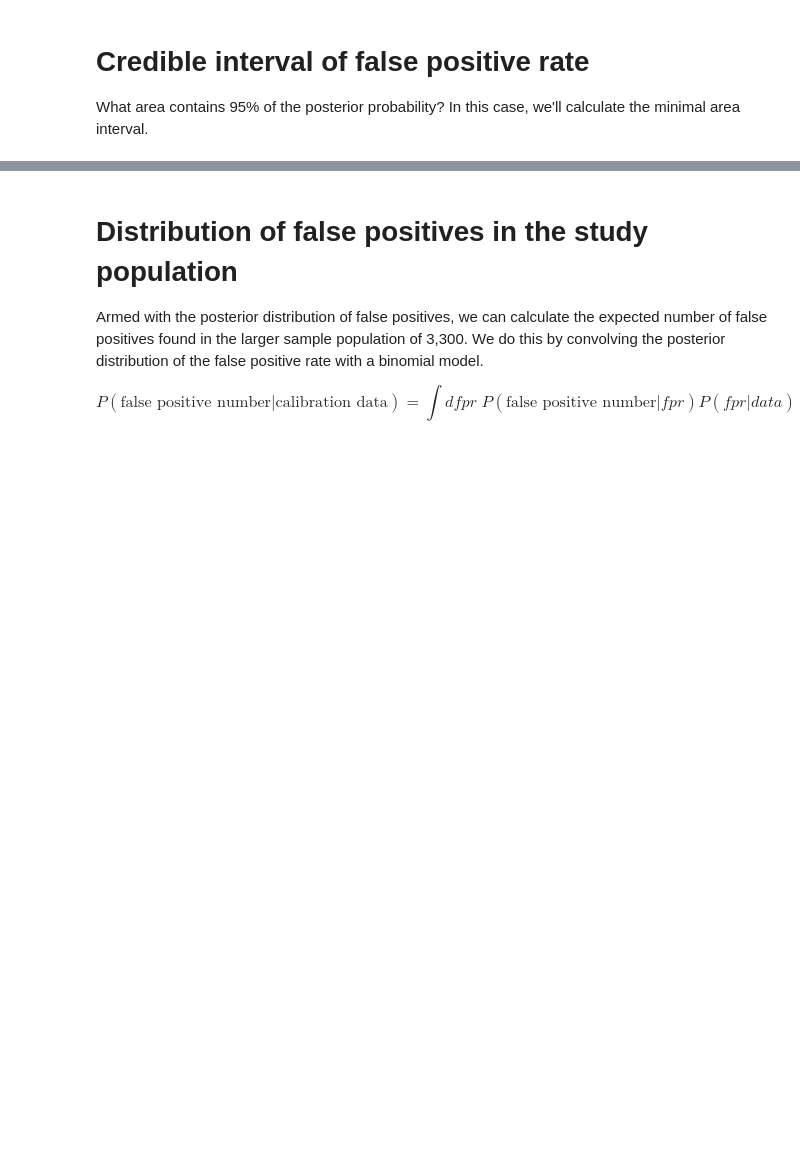
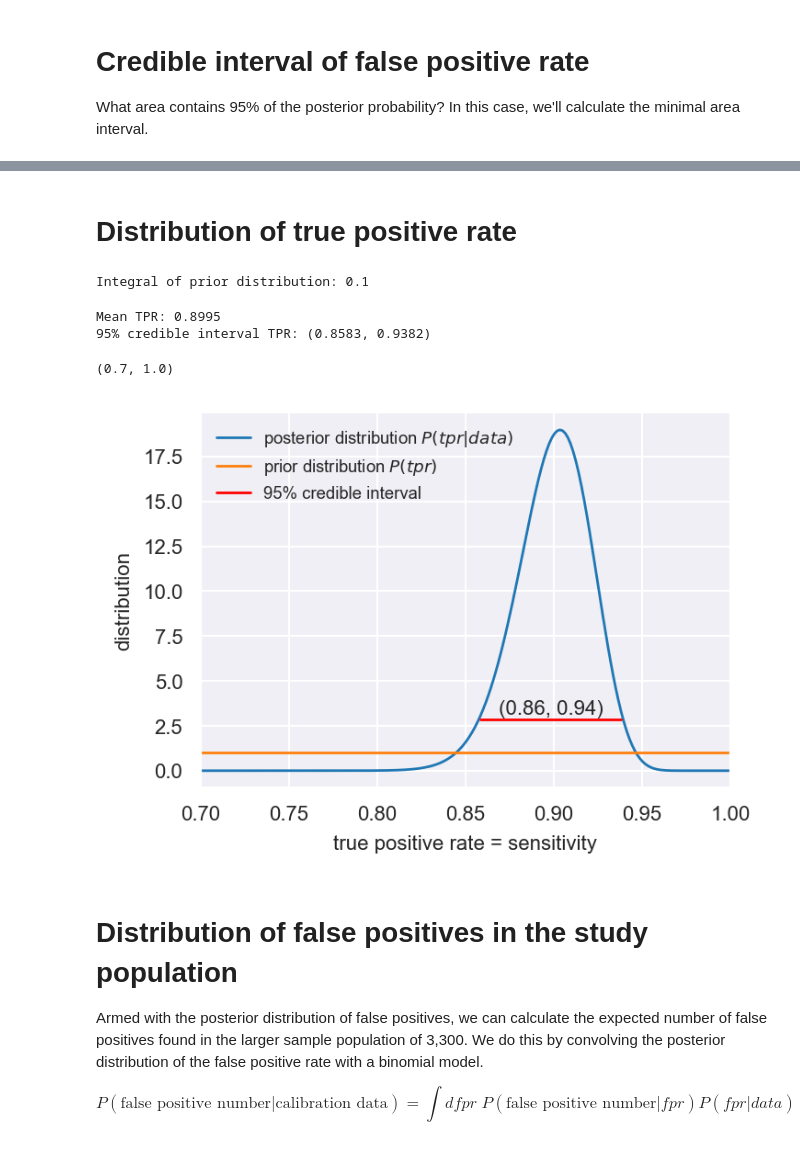
Before and after one commit to emarti/bendavid-seroprevalence-reanalysis, a Jupyter notebook: seroprevalence_expected_false_positives.ipynb, the cells around one changed output, grey strips where cells are left out. Saved outputs shown, nothing was run; the diff lists cells and outputs as text; code cells hidden in the pictures; blank space fills up the shorter version.

```diff
--- a/seroprevalence_expected_false_positives.ipynb
+++ b/seroprevalence_expected_false_positives.ipynb
@@ -115,8 +146,14 @@ Subsequently, 3300 indivduals were tested for the coronavirus, of which 50 teste
 # %%
 false_positives_negative_test = 2
 n_negative_test = 371 + 30
+
+true_positive_positive_test = 25 + 75 + 78
+n_positive_test = 37 + 75 + 85
+
 n_population = 3300
-n_positive_tests = 50
+n_population_positives = 50
+
 print("Most likely false positive rate: {:0.5f}".format(false_positives_negative_test/n_negative_test))
+print("Most likely true positive rate: {:0.5f}".format(true_positive_positive_test/n_positive_test))
 # %% [output]
 Most likely false positive rate: 0.00499
@@ -198,3 +221,49 @@ plt.xlim(0, 0.04)
+# %% [markdown]
+# Distribution of true positive rate
+# %%
+tpr = np.linspace(0.7, 1, 200)
+
+prior_tpr = np.ones_like(tpr)
+
+print("Integral of prior distribution:", np.trapz(prior, x=fpr))
+
+def p_data_given_model(p):
+    '''p is a possible false positive rate
+    This return the probability of measuring the data, given a false positive rate p'''
+    return binomial_pmf(p=p, n=n_positive_test, k=true_positive_positive_test)
+
+numerator = np.array([prior_tpr[i] * p_data_given_model(tpr[i]) for i in range(len(tpr))])
+posterior_tpr = numerator / np.trapz(numerator, x=tpr)
+# %% [output]
+Integral of prior distribution: 0.1
+# %%
+lower_CI_tpr,\
+upper_CI_tpr,\
+pdf_cutoff,\
+integral = credible_interval(posterior_tpr, tpr)
+
+print('Mean TPR: {:0.4f}'.format(np.trapz(tpr*posterior_tpr, x=tpr)))
+print('95% credible interval TPR: ({:0.4f}, {:0.4f})'.format(lower_CI_tpr, upper_CI_tpr))
+# %% [output]
+Mean TPR: 0.8995
+95% credible interval TPR: (0.8583, 0.9382)
+# %%
+plt.plot(tpr, posterior_tpr, label='posterior distribution $P(tpr | data)$')
+plt.plot(tpr, prior_tpr, label='prior distribution $P(tpr)$')
+plt.plot([lower_CI_tpr, upper_CI_tpr], [pdf_cutoff, pdf_cutoff], 'r-', label='95% credible interval')
+plt.text(0.5*(lower_CI_tpr+upper_CI_tpr),
+         pdf_cutoff*1.1,
+         '({:0.2f}, {:0.2f})'.format(lower_CI_tpr, upper_CI_tpr),
+         horizontalalignment='center',
+         fontsize='medium')
+plt.legend(frameon=False, fontsize='small')
+# plt.xticks(np.arange(0, 0.05, 0.01))
+plt.xlabel('true positive rate = sensitivity')
+plt.ylabel('distribution')
+plt.xlim(0.7, 1)
+# %% [output]
+(0.7, 1.0)
+[figure, added]
 # %% [markdown]
 # Distribution of false positives in the study population
 
```
Also changed, not shown: parts of 30 cells of this notebook, 5 other files.
